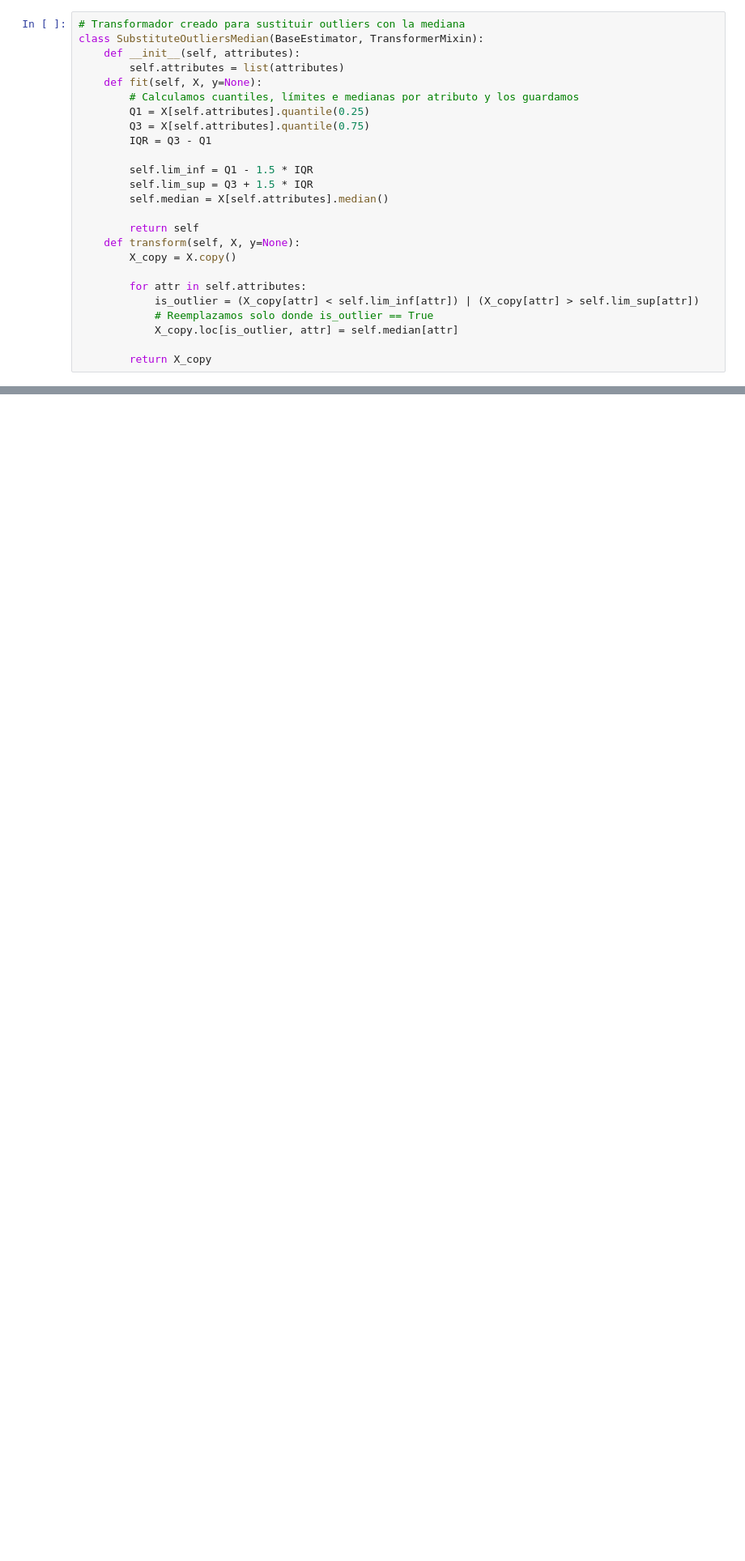
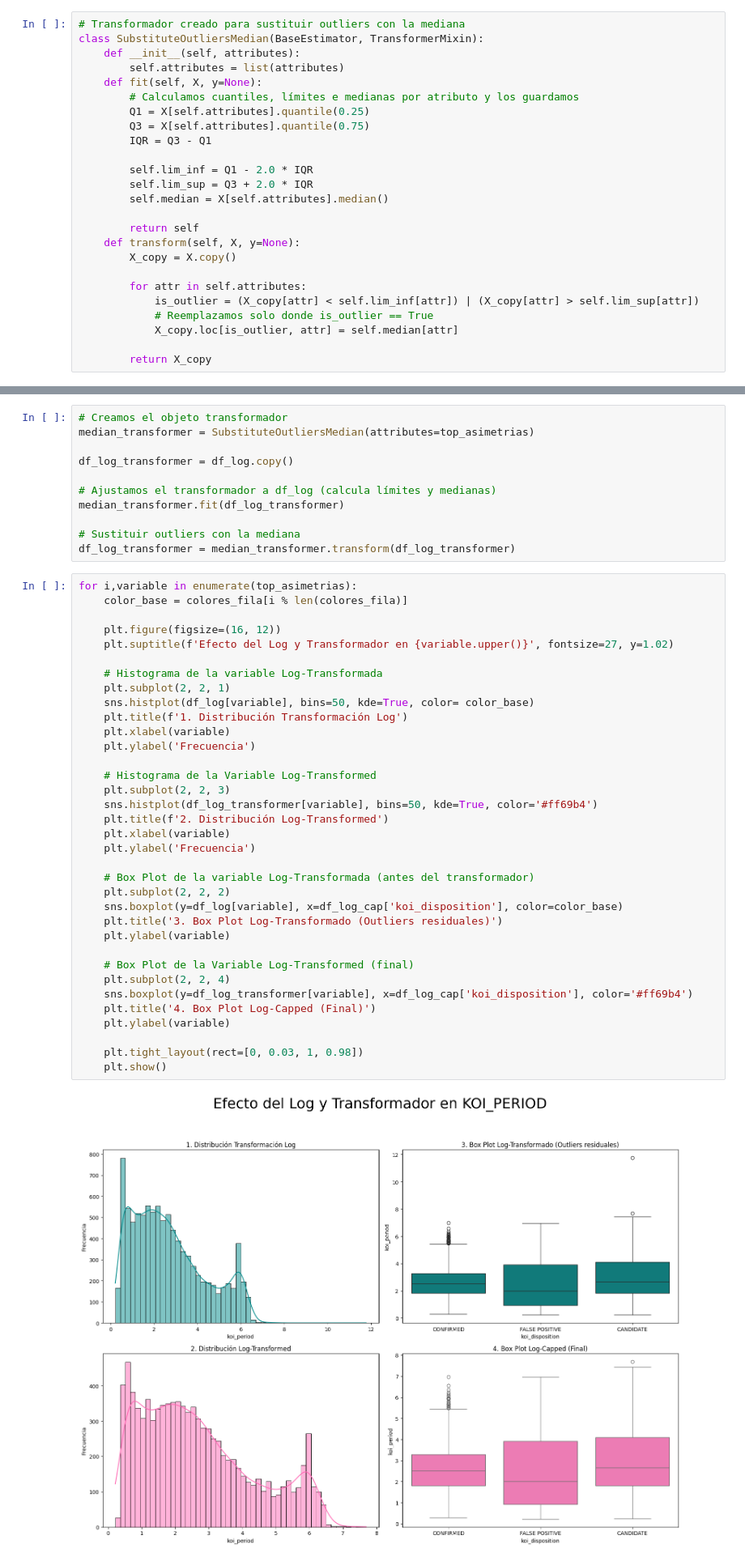
Before and after one commit to lvalencia232/KeplerExoplanet, a Jupyter notebook: kepler_exoplanet.ipynb, the cells around one changed output, grey strips where cells are left out. Shown at 81% size. Cells and saved outputs as stored; diff of their text form; blank space fills up the shorter version.

Commit message:
Transformador de outliners mediante medianas. Implementación de One Hot Encoder

```diff
--- a/kepler_exoplanet.ipynb
+++ b/kepler_exoplanet.ipynb
@@ -193,8 +193,8 @@ class SubstituteOutliersMedian(BaseEstimator, TransformerMixin):
         Q3 = X[self.attributes].quantile(0.75)
         IQR = Q3 - Q1
 
-        self.lim_inf = Q1 - 1.5 * IQR
-        self.lim_sup = Q3 + 1.5 * IQR
+        self.lim_inf = Q1 - 2.0 * IQR
+        self.lim_sup = Q3 + 2.0 * IQR
         self.median = X[self.attributes].median()
 
         return self
@@ -1729,0 +1741,48 @@ for variable in top_asimetrias:
+# %%
+# Creamos el objeto transformador
+median_transformer = SubstituteOutliersMedian(attributes=top_asimetrias)
+
+df_log_transformer = df_log.copy()
+
+# Ajustamos el transformador a df_log (calcula límites y medianas)
+median_transformer.fit(df_log_transformer)
+
+# Sustituir outliers con la mediana
+df_log_transformer = median_transformer.transform(df_log_transformer)
+# %%
+for i,variable in enumerate(top_asimetrias):
+    color_base = colores_fila[i % len(colores_fila)]
+
+    plt.figure(figsize=(16, 12))
+    plt.suptitle(f'Efecto del Log y Transformador en {variable.upper()}', fontsize=27, y=1.02)
+
+    # Histograma de la variable Log-Transformada
+    plt.subplot(2, 2, 1)
+    sns.histplot(df_log[variable], bins=50, kde=True, color= color_base)
+    plt.title(f'1. Distribución Transformación Log')
+    plt.xlabel(variable)
+    plt.ylabel('Frecuencia')
+
+    # Histograma de la Variable Log-Transformed
+    plt.subplot(2, 2, 3)
+    sns.histplot(df_log_transformer[variable], bins=50, kde=True, color='#ff69b4')
+    plt.title(f'2. Distribución Log-Transformed')
+    plt.xlabel(variable)
+    plt.ylabel('Frecuencia')
+
+    # Box Plot de la variable Log-Transformada (antes del transformador)
+    plt.subplot(2, 2, 2)
+    sns.boxplot(y=df_log[variable], x=df_log_cap['koi_disposition'], color=color_base)
+    plt.title('3. Box Plot Log-Transformado (Outliers residuales)')
+    plt.ylabel(variable)
+
+    # Box Plot de la Variable Log-Transformed (final)
+    plt.subplot(2, 2, 4)
+    sns.boxplot(y=df_log_transformer[variable], x=df_log_cap['koi_disposition'], color='#ff69b4')
+    plt.title('4. Box Plot Log-Capped (Final)')
+    plt.ylabel(variable)
+
+    plt.tight_layout(rect=[0, 0.03, 1, 0.98])
+    plt.show()
+# %% [output]
+[figure, added]
```
Also changed, not shown: parts of 15 cells of this notebook.
